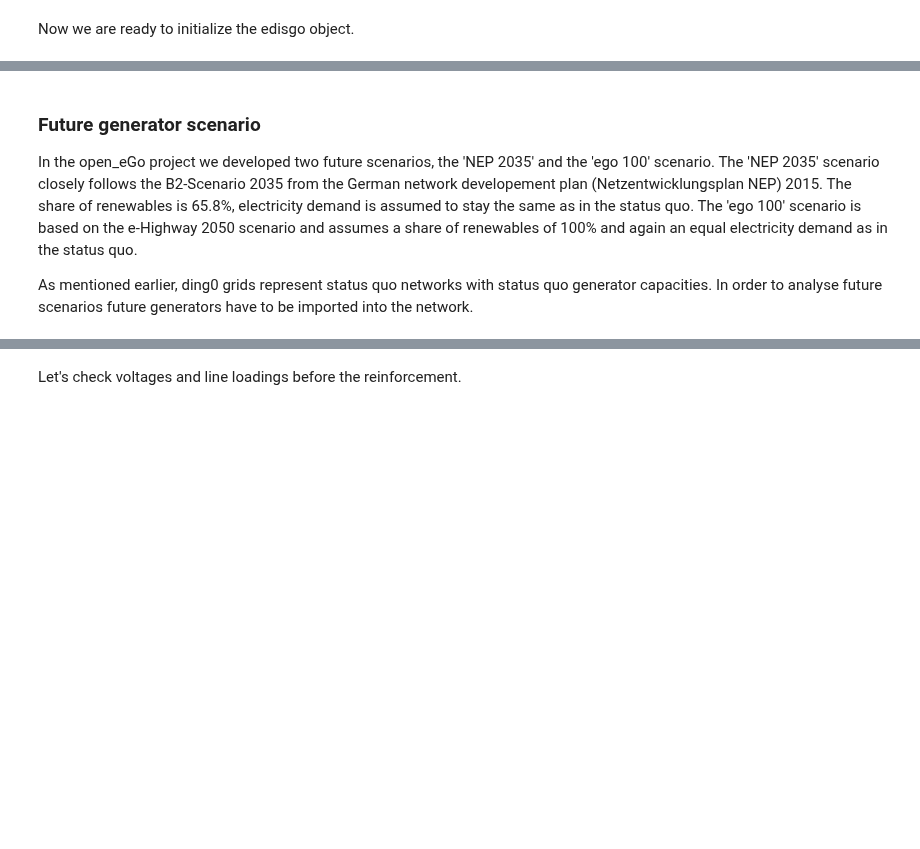
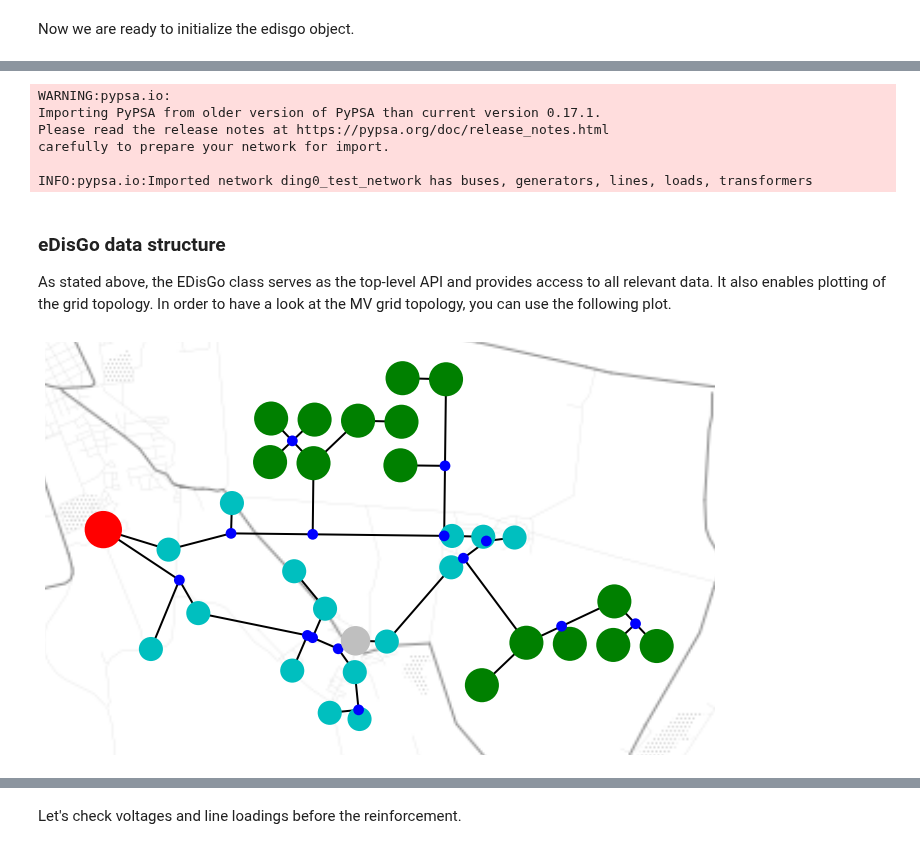
Before and after one commit to openego/eDisGo, a Jupyter notebook: examples/edisgo_simple_example.ipynb, the cells around one changed output, grey strips where cells are left out. Drawn from its saved outputs; the diff is of its cells as text; code cells hidden in the pictures; blank space fills up the shorter version.

Commit message:
Update edisgo example notebook

```diff
--- a/examples/edisgo_simple_example.ipynb
+++ b/examples/edisgo_simple_example.ipynb
@@ -75,2 +93,5 @@ The ding0 grid is specified through the input parameter 'ding0_grid'. The follow
 # %%
-ding0_grid = os.path.join(sys.path[0], "ding0_grid_example.pkl")
+ding0_grid = os.path.join(
+    os.path.expanduser("~"),
+    ".edisgo",
+    "ding0_test_network")
@@ -194,6 +124,18 @@ nx.draw(lv_grid.graph)
-# %% [markdown]
-### Future generator scenario <a class="anchor" id="generator_scenario"></a>
-
-In the open_eGo project we developed two future scenarios, the 'NEP 2035' and the 'ego 100' scenario. The 'NEP 2035' scenario closely follows the B2-Scenario 2035 from the German network developement plan (Netzentwicklungsplan NEP) 2015. The share of renewables is 65.8%, electricity demand is assumed to stay the same as in the status quo. The 'ego 100' scenario is based on the e-Highway 2050 scenario and assumes a share of renewables of 100% and again an equal electricity demand as in the status quo.
-
-As mentioned earlier, ding0 grids represent status quo networks with status quo generator capacities. In order to analyse future scenarios future generators have to be imported into the network.
+# %%
+edisgo = EDisGo(ding0_grid=ding0_grid,
+                worst_case_analysis=worst_case_analysis)
+# %% [output]
+WARNING:pypsa.io:
+Importing PyPSA from older version of PyPSA than current version 0.17.1.
+Please read the release notes at https://pypsa.org/doc/release_notes.html
+carefully to prepare your network for import.
+
+INFO:pypsa.io:Imported network ding0_test_network has buses, generators, lines, loads, transformers
+# %% [markdown]
+### eDisGo data structure <a class="anchor" id="network"></a>
+
+As stated above, the EDisGo class serves as the top-level API and provides access to all relevant data. It also enables plotting of the grid topology. In order to have a look at the MV grid topology, you can use the following plot.
+# %%
+edisgo.plot_mv_grid_topology(technologies=True)
+# %% [output]
+[figure, added]
```
Also changed, not shown: parts of 83 cells of this notebook.
